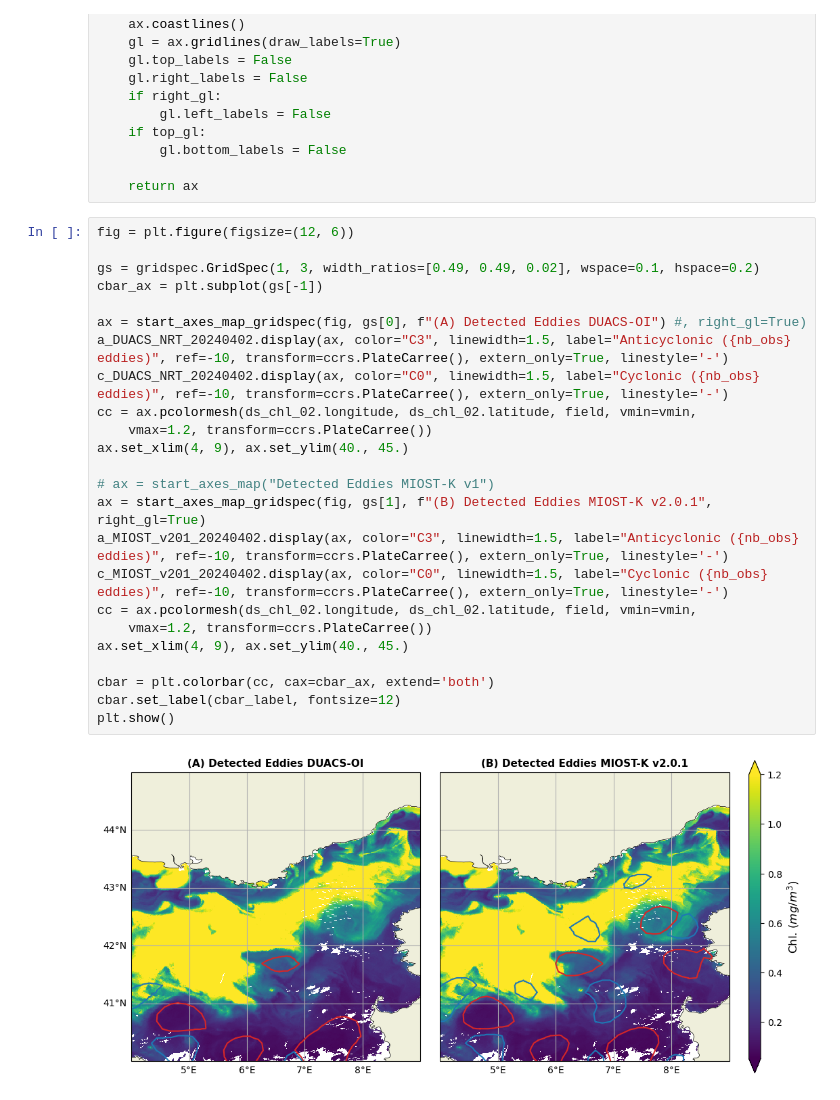
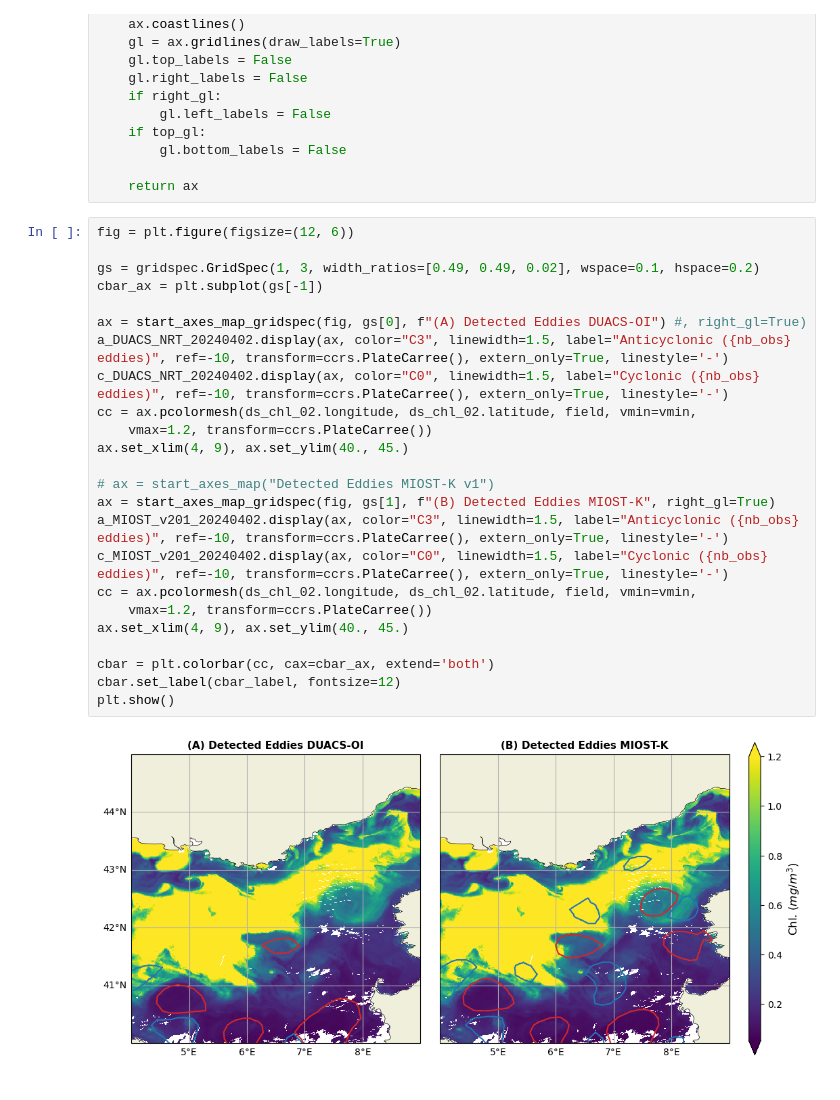
Before and after one commit to LauraGomezNavarro/paper-OSR10_Gomez-Navarro_etal_2026, a Jupyter notebook: figB1.ipynb, the cells around one changed output. Saved outputs shown, nothing was run; the diff lists cells and outputs as text.

```diff
--- a/figB1.ipynb
+++ b/figB1.ipynb
@@ -128,26 +128,26 @@ def start_axes_map_gridspec(fig, position, title, right_gl=False, top_gl=False):
 # %%
 fig = plt.figure(figsize=(12, 6))
 
 gs = gridspec.GridSpec(1, 3, width_ratios=[0.49, 0.49, 0.02], wspace=0.1, hspace=0.2)
 cbar_ax = plt.subplot(gs[-1])
 
 ax = start_axes_map_gridspec(fig, gs[0], f"(A) Detected Eddies DUACS-OI") #, right_gl=True)
 a_DUACS_NRT_20240402.display(ax, color="C3", linewidth=1.5, label="Anticyclonic ({nb_obs} eddies)", ref=-10, transform=ccrs.PlateCarree(), extern_only=True, linestyle='-')
 c_DUACS_NRT_20240402.display(ax, color="C0", linewidth=1.5, label="Cyclonic ({nb_obs} eddies)", ref=-10, transform=ccrs.PlateCarree(), extern_only=True, linestyle='-')
 cc = ax.pcolormesh(ds_chl_02.longitude, ds_chl_02.latitude, field, vmin=vmin,
     vmax=1.2, transform=ccrs.PlateCarree())
 ax.set_xlim(4, 9), ax.set_ylim(40., 45.)
 
 # ax = start_axes_map("Detected Eddies MIOST-K v1")
-ax = start_axes_map_gridspec(fig, gs[1], f"(B) Detected Eddies MIOST-K v2.0.1", right_gl=True)
+ax = start_axes_map_gridspec(fig, gs[1], f"(B) Detected Eddies MIOST-K", right_gl=True)
 a_MIOST_v201_20240402.display(ax, color="C3", linewidth=1.5, label="Anticyclonic ({nb_obs} eddies)", ref=-10, transform=ccrs.PlateCarree(), extern_only=True, linestyle='-')
 c_MIOST_v201_20240402.display(ax, color="C0", linewidth=1.5, label="Cyclonic ({nb_obs} eddies)", ref=-10, transform=ccrs.PlateCarree(), extern_only=True, linestyle='-')
 cc = ax.pcolormesh(ds_chl_02.longitude, ds_chl_02.latitude, field, vmin=vmin,
     vmax=1.2, transform=ccrs.PlateCarree())
 ax.set_xlim(4, 9), ax.set_ylim(40., 45.)
 
 cbar = plt.colorbar(cc, cax=cbar_ax, extend='both')
 cbar.set_label(cbar_label, fontsize=12)
 plt.show()
 # %% [output]
-[figure, old version]
+[figure, new version]
```
Also changed, not shown: parts of 1 cell of this notebook.
